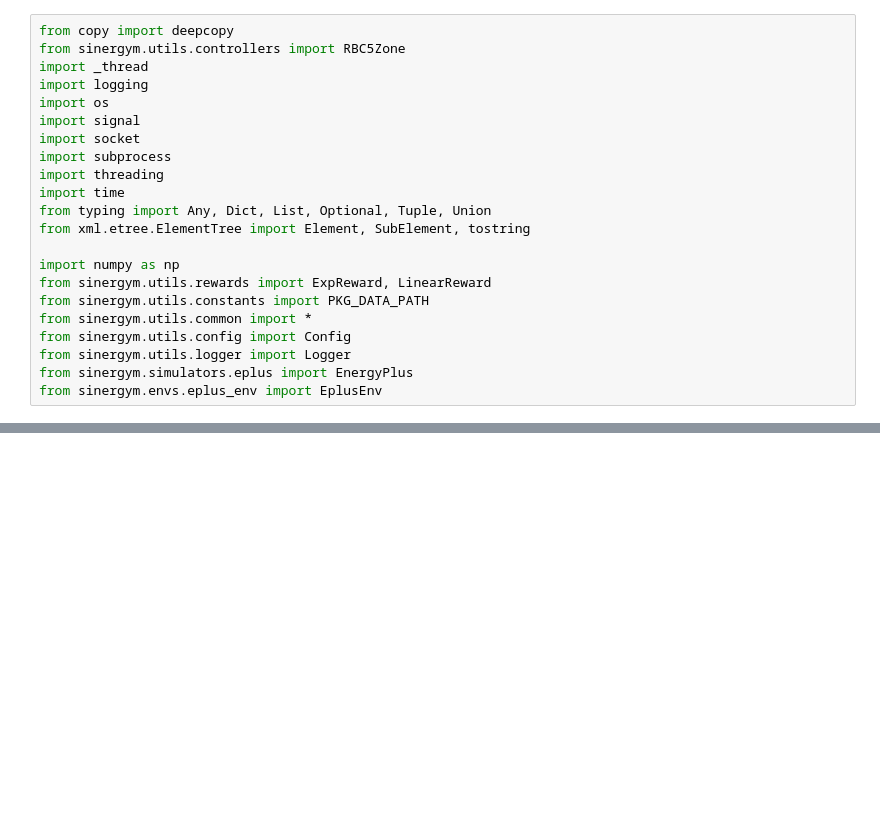
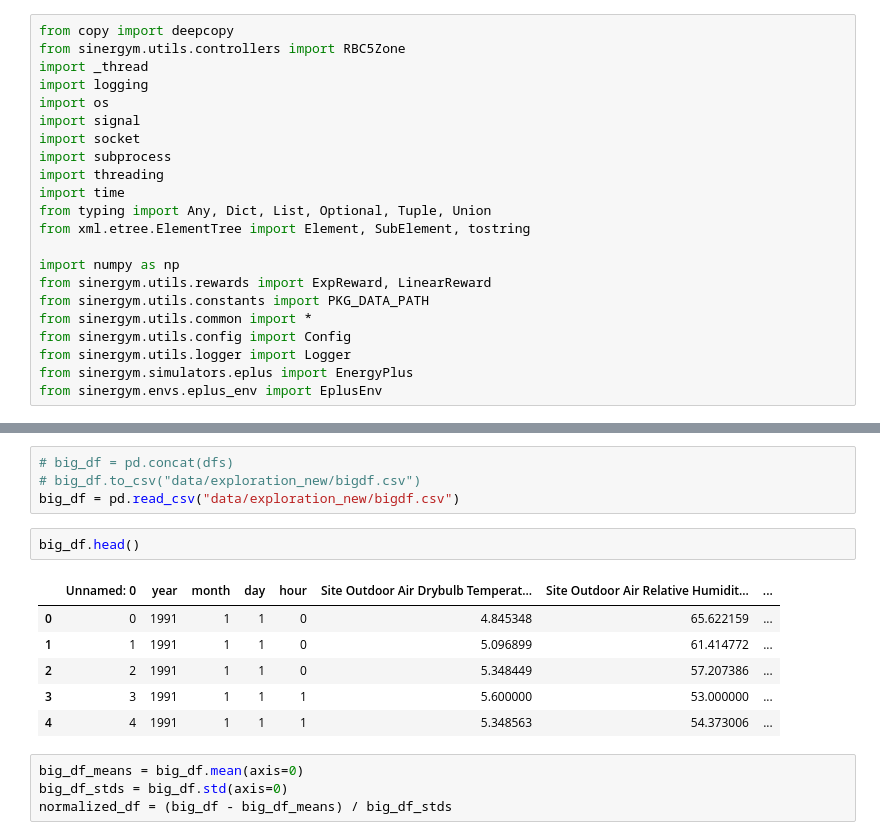
Before and after one commit to Demosthen/ActiveRL, a Jupyter notebook: scratch.ipynb, the cells around one changed output, grey strips where cells are left out. Saved outputs shown, nothing was run; the diff lists cells and outputs as text; blank space fills up the shorter version.

```diff
--- a/scratch.ipynb
+++ b/scratch.ipynb
@@ -537,0 +497,17 @@ Name: Site Outdoor Air Drybulb Temperature(Environment), dtype: float64
+# %%
+# big_df = pd.concat(dfs)
+# big_df.to_csv("data/exploration_new/bigdf.csv")
+big_df = pd.read_csv("data/exploration_new/bigdf.csv")
+# %%
+big_df.head()
+# %% [output]
+|  | Unnamed: 0 | year | month | day | hour | Site Outdoor Air Drybulb Temperat... | Site Outdoor Air Relative Humidit... | ... |
+| 0 | 0 | 1991 | 1 | 1 | 0 | 4.845348 | 65.622159 | ... |
+| 1 | 1 | 1991 | 1 | 1 | 0 | 5.096899 | 61.414772 | ... |
+| 2 | 2 | 1991 | 1 | 1 | 0 | 5.348449 | 57.207386 | ... |
+| 3 | 3 | 1991 | 1 | 1 | 1 | 5.600000 | 53.000000 | ... |
+| 4 | 4 | 1991 | 1 | 1 | 1 | 5.348563 | 54.373006 | ... |
+# %%
+big_df_means = big_df.mean(axis=0)
+big_df_stds = big_df.std(axis=0)
+normalized_df = (big_df - big_df_means) / big_df_stds
```
Also changed, not shown: parts of 25 cells of this notebook, 5 other files.
